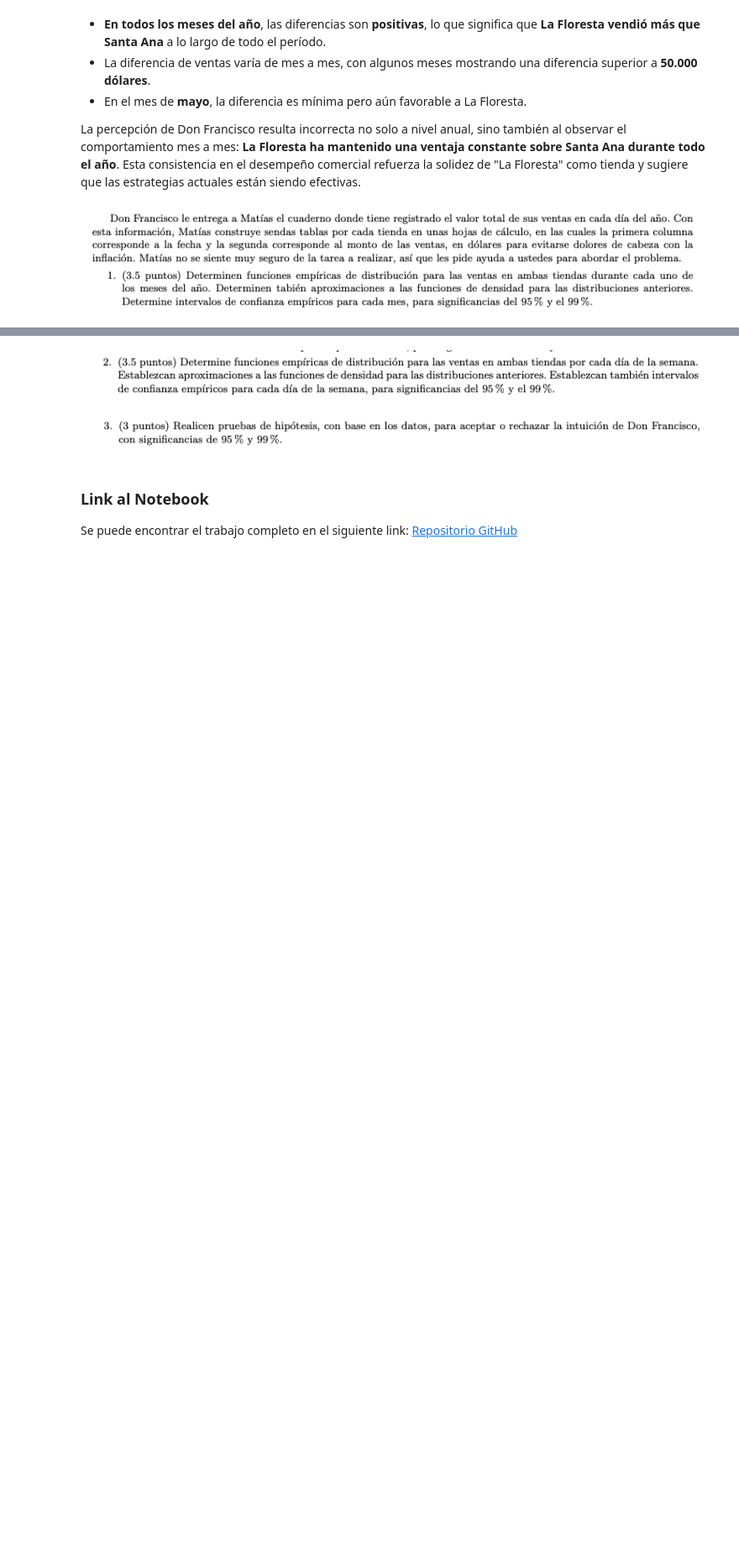
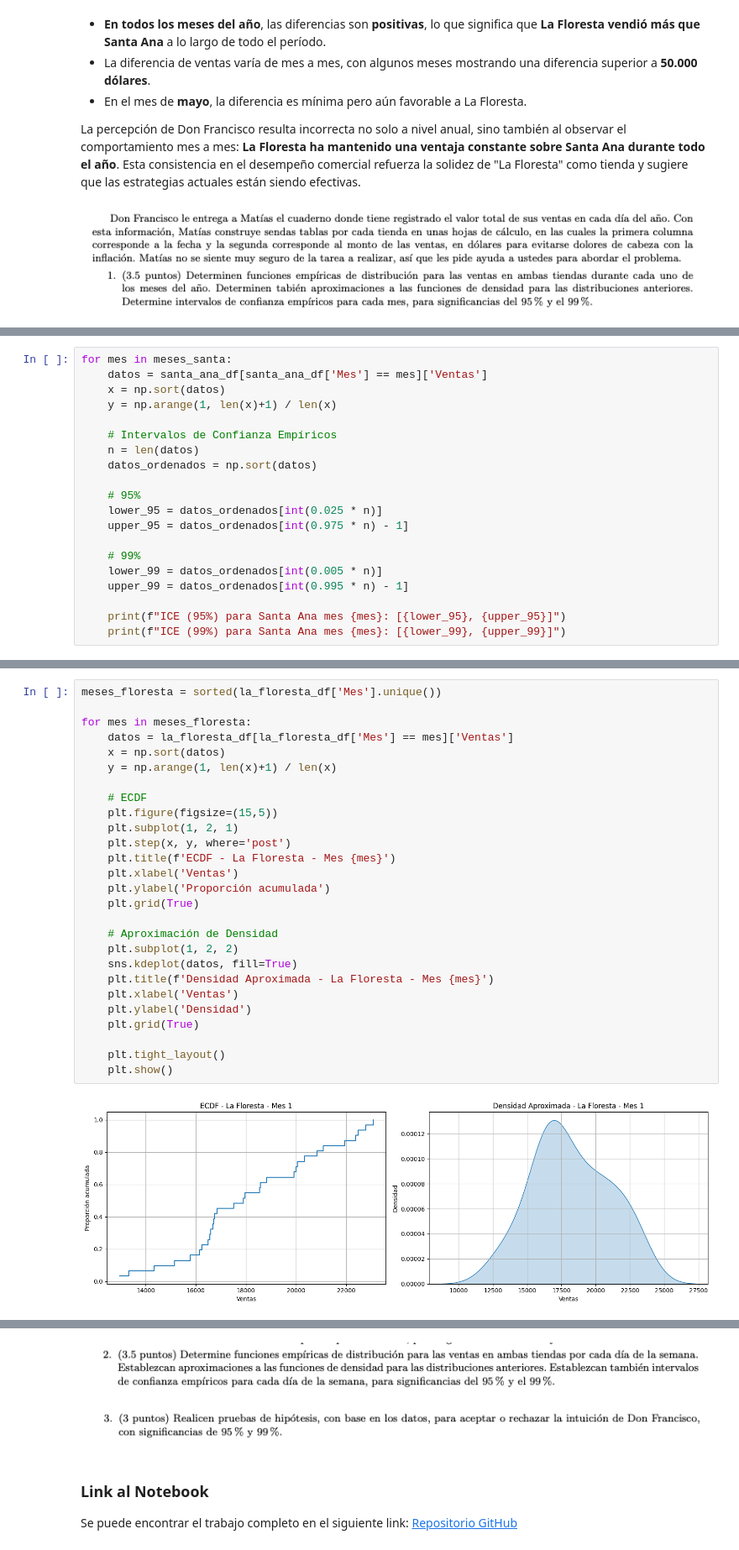
Before and after one commit to abrilnoguera/TPFinal-PEIA, a Jupyter notebook: TP Final.ipynb, the cells around one changed output, grey strips where cells are left out. Shown at 84% size. Cells and saved outputs as stored; diff of their text form; blank space fills up the shorter version.

```diff
--- a/TP Final.ipynb
+++ b/TP Final.ipynb
@@ -194,0 +277,20 @@ La percepción de Don Francisco resulta incorrecta no solo a nivel anual, sino t
+# %%
+for mes in meses_santa:
+    datos = santa_ana_df[santa_ana_df['Mes'] == mes]['Ventas']
+    x = np.sort(datos)
+    y = np.arange(1, len(x)+1) / len(x)
+
+    # Intervalos de Confianza Empíricos
+    n = len(datos)
+    datos_ordenados = np.sort(datos)
+
+    # 95%
+    lower_95 = datos_ordenados[int(0.025 * n)]
+    upper_95 = datos_ordenados[int(0.975 * n) - 1]
+
+    # 99%
+    lower_99 = datos_ordenados[int(0.005 * n)]
+    upper_99 = datos_ordenados[int(0.995 * n) - 1]
+
+    print(f"ICE (95%) para Santa Ana mes {mes}: [{lower_95}, {upper_95}]")
+    print(f"ICE (99%) para Santa Ana mes {mes}: [{lower_99}, {upper_99}]")
@@ -194,0 +315,29 @@ La percepción de Don Francisco resulta incorrecta no solo a nivel anual, sino t
+# %%
+meses_floresta = sorted(la_floresta_df['Mes'].unique())
+
+for mes in meses_floresta:
+    datos = la_floresta_df[la_floresta_df['Mes'] == mes]['Ventas']
+    x = np.sort(datos)
+    y = np.arange(1, len(x)+1) / len(x)
+
+    # ECDF
+    plt.figure(figsize=(15,5))
+    plt.subplot(1, 2, 1)
+    plt.step(x, y, where='post')
+    plt.title(f'ECDF - La Floresta - Mes {mes}')
+    plt.xlabel('Ventas')
+    plt.ylabel('Proporción acumulada')
+    plt.grid(True)
+
+    # Aproximación de Densidad
+    plt.subplot(1, 2, 2)
+    sns.kdeplot(datos, fill=True)
+    plt.title(f'Densidad Aproximada - La Floresta - Mes {mes}')
+    plt.xlabel('Ventas')
+    plt.ylabel('Densidad')
+    plt.grid(True)
+
+    plt.tight_layout()
+    plt.show()
+# %% [output]
+[figure, added]
```
Also changed, not shown: parts of 9 cells of this notebook, 2 other files.
